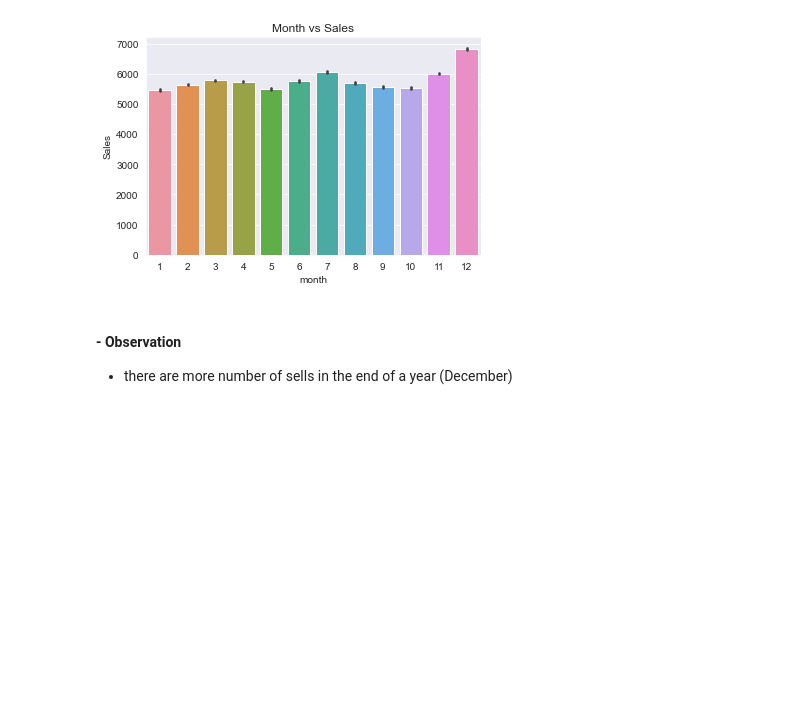
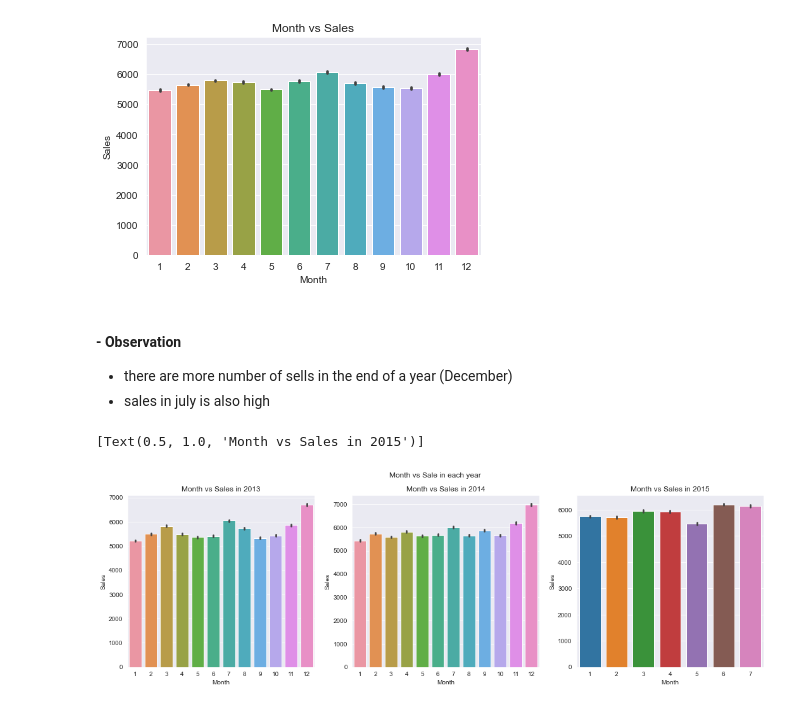
Before and after one commit to AntenehTilaye/Sales-Prediction-For-Pharmaceutical, a Jupyter notebook: notebooks/EDA.ipynb, the cells around one changed output. Drawn from its saved outputs; the diff is of its cells as text; code cells hidden in the pictures; blank space fills up the shorter version.

```diff
--- a/notebooks/EDA.ipynb
+++ b/notebooks/EDA.ipynb
@@ -226,3 +254,17 @@ sns.barplot(x='month',y='Sales', data=clean_train).set(title='Month vs Sales')
 # %% [markdown]
 #### - Observation
 - there are more number of sells in the end of a year (December)
+- sales in july is also high
+# %%
+# plot month vs sale in each year
+
+fig, axes = plt.subplots(1, 3, figsize=(18, 5))
+
+fig.suptitle('Month vs Sale in each year')
+
+sns.barplot(ax=axes[0], x='Month',y='Sales', data=clean_train.query('Year == 2013')).set(title='Month vs Sales in 2013')
+sns.barplot(ax=axes[1], x='Month',y='Sales', data=clean_train.query('Year == 2014')).set(title='Month vs Sales in 2014')
+sns.barplot(ax=axes[2], x='Month',y='Sales', data=clean_train.query('Year == 2015')).set(title='Month vs Sales in 2015')
+# %% [output]
+[Text(0.5, 1.0, 'Month vs Sales in 2015')]
+[figure, added]
```
Also changed, not shown: parts of 40 cells of this notebook.
